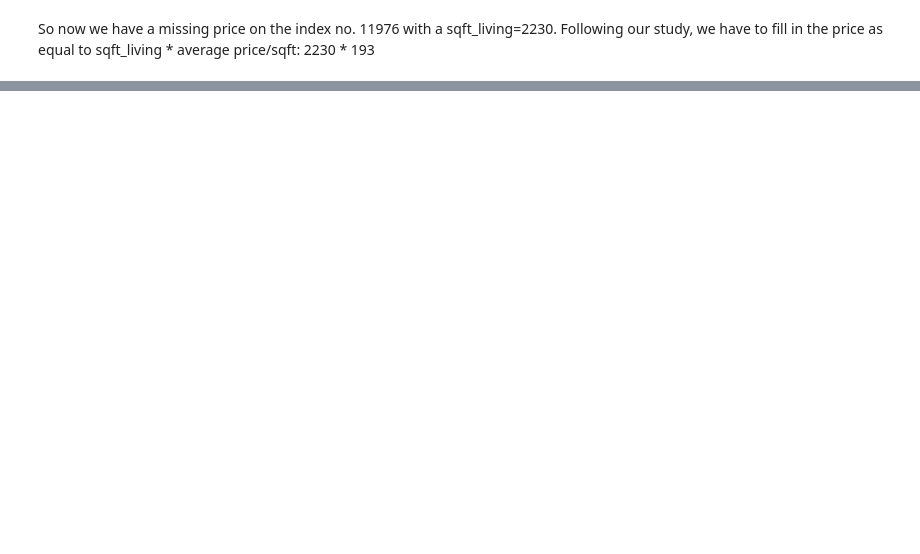
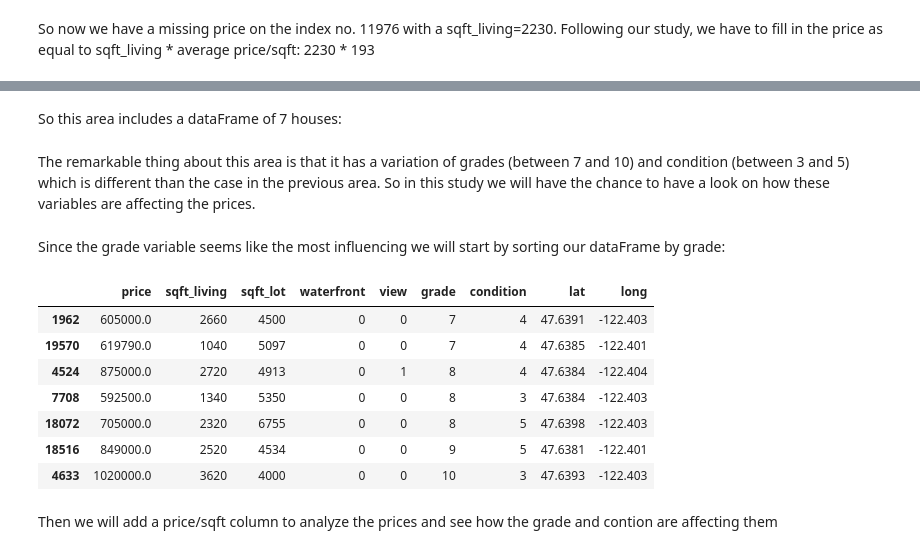
Before and after one commit to Georgess2293/pandas_assignment_4, a Jupyter notebook: main.ipynb, the cells around one changed output, grey strips where cells are left out. Saved outputs shown, nothing was run; the diff lists cells and outputs as text; code cells hidden in the pictures; blank space fills up the shorter version.

```diff
--- a/main.ipynb
+++ b/main.ipynb
@@ -349,0 +379,19 @@ The initial price before inserting the missing value was 440000 which gives an a
+# %% [markdown]
+So this area includes a dataFrame of 7 houses:
+# %% [markdown]
+The remarkable thing about this area is that it has a variation of grades (between 7 and 10) and condition (between 3 and 5) which is different than the case in the previous area. So in this study we will have the chance to have a look on how these variables are affecting the prices.
+# %% [markdown]
+Since the grade variable seems like the most influencing we will start by sorting our dataFrame by grade:
+# %%
+df_area3.sort_values('grade', ascending =True)[list_columns]
+# %% [output]
+|  | price | sqft_living | sqft_lot | waterfront | view | grade | condition | lat | long |
+| 1962 | 605000.0 | 2660 | 4500 | 0 | 0 | 7 | 4 | 47.6391 | -122.403 |
+| 19570 | 619790.0 | 1040 | 5097 | 0 | 0 | 7 | 4 | 47.6385 | -122.401 |
+| 4524 | 875000.0 | 2720 | 4913 | 0 | 1 | 8 | 4 | 47.6384 | -122.404 |
+| 7708 | 592500.0 | 1340 | 5350 | 0 | 0 | 8 | 3 | 47.6384 | -122.403 |
+| 18072 | 705000.0 | 2320 | 6755 | 0 | 0 | 8 | 5 | 47.6398 | -122.403 |
+| 18516 | 849000.0 | 2520 | 4534 | 0 | 0 | 9 | 5 | 47.6381 | -122.401 |
+| 4633 | 1020000.0 | 3620 | 4000 | 0 | 0 | 10 | 3 | 47.6393 | -122.403 |
+# %% [markdown]
+Then we will add a price/sqft column to analyze the prices and see how the grade and contion are affecting them
```
Also changed, not shown: parts of 36 cells of this notebook.
